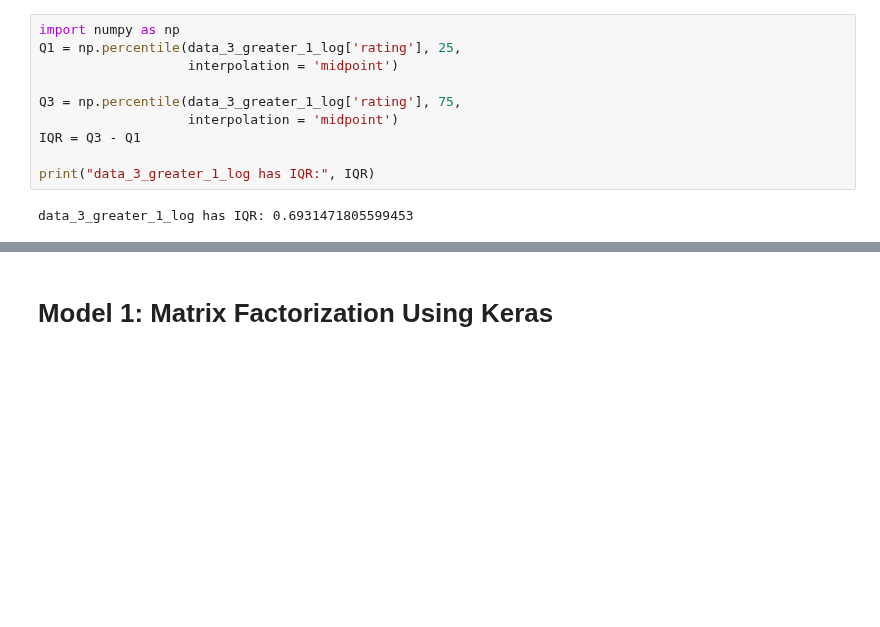
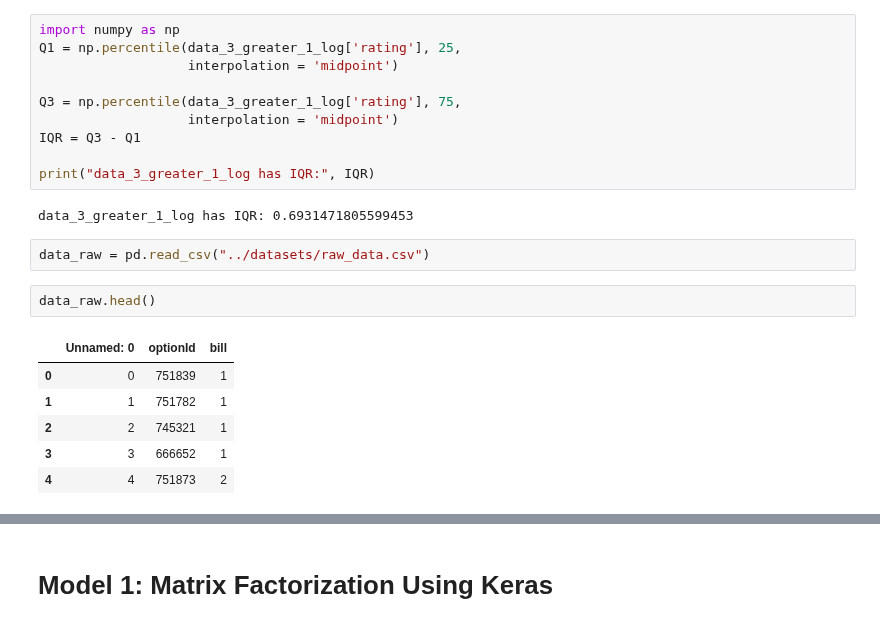
Before and after one commit to melihkacaman/Option-Matrix-Factorization, a Jupyter notebook: notebooks/03. Model Creation.ipynb, the cells around one changed output, grey strips where cells are left out. Saved outputs shown, nothing was run; the diff lists cells and outputs as text; blank space fills up the shorter version.

```diff
--- a/notebooks/03. Model Creation.ipynb
+++ b/notebooks/03. Model Creation.ipynb
@@ -135,3 +135,14 @@ IQR = Q3 - Q1
 print("data_3_greater_1_log has IQR:", IQR)
 # %% [output]
 data_3_greater_1_log has IQR: 0.6931471805599453
+# %%
+data_raw = pd.read_csv("../datasets/raw_data.csv")
+# %%
+data_raw.head()
+# %% [output]
+|  | Unnamed: 0 | optionId | bill |
+| 0 | 0 | 751839 | 1 |
+| 1 | 1 | 751782 | 1 |
+| 2 | 2 | 745321 | 1 |
+| 3 | 3 | 666652 | 1 |
+| 4 | 4 | 751873 | 2 |
```
Also changed, not shown: parts of 24 cells of this notebook.
